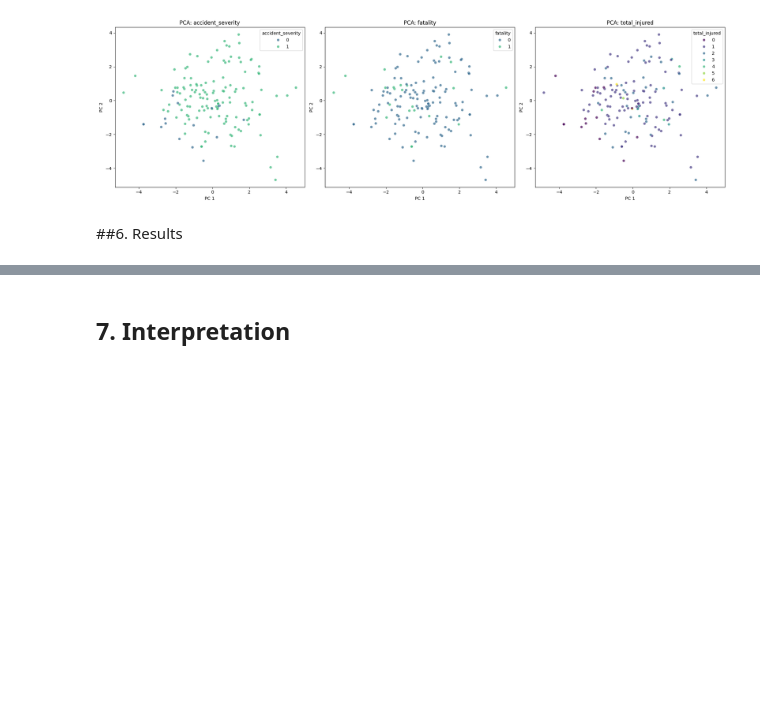
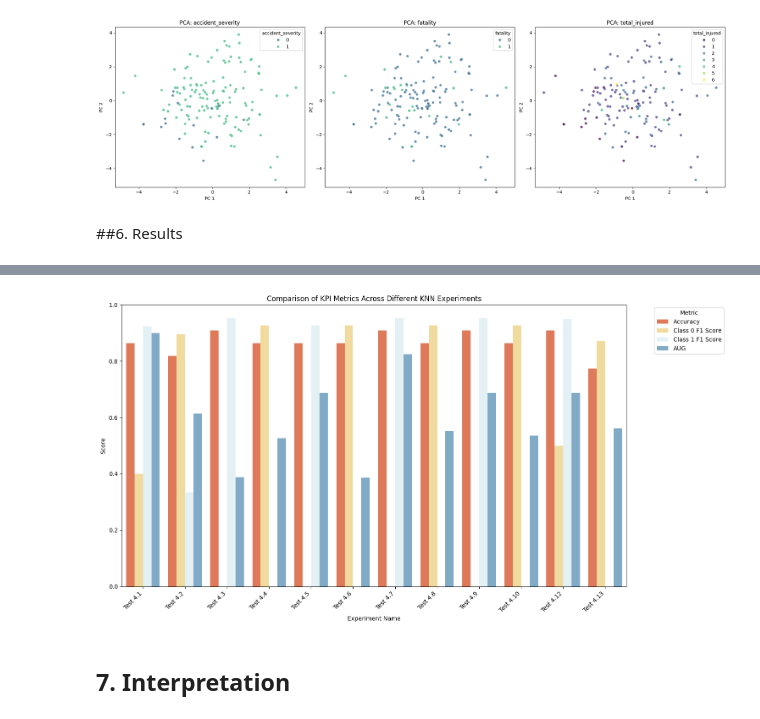
Before and after one commit to michael-vella/ics5110-assignment, a Jupyter notebook: notebooks/individual/michael_mizzi/3_KNN_MMIZZI.ipynb, the cells around one changed output, grey strips where cells are left out. Drawn from its saved outputs; the diff is of its cells as text; code cells hidden in the pictures; blank space fills up the shorter version.

```diff
--- a/notebooks/individual/michael_mizzi/3_KNN_MMIZZI.ipynb
+++ b/notebooks/individual/michael_mizzi/3_KNN_MMIZZI.ipynb
@@ -2224,10 +2451,10 @@ plt.show()
 target_names = ['Non-fatal', 'Fatal']
 
 # Generate and print the classification report
-report = classification_report(y_val.iloc[:,1], y_pred_val, target_names=target_names)
+report = classification_report(y_val.iloc[:,1], y_pred_val, target_names=target_names, output_dict=True)
 
 print("Classification Report for KNN Classifier (Validation Set): \n")
-print(report)
+print(pd.DataFrame(report))
 
 #Get predicted probabilities for the positive class (Fatal=1)
 y_pred_proba = knn_classifier_test.predict_proba(X_mix_val)[:, 1]
@@ -2253,6 +2480,22 @@ plt.grid(True)
 plt.show()
 
 print(f"\n ROC curve generated successfully. AUC Score: {auc_score:.4f}")
+
+# store main conclusions in KPI matrix
+test_data = pd.DataFrame([{
+    'Test Name': 'Test 4.13',
+    'k Value': best_k,
+    'Accuracy': test_accuracy,
+    'Class 0 Precision': report[target_names[0]]['precision'],
+    'Class 1 Precision': report[target_names[1]]['precision'],
+    'Class 0 Recall': report[target_names[0]]['recall'],
+    'Class 1 Recall': report[target_names[1]]['recall'],
+    'Class 0 F1 Score': report[target_names[0]]['f1-score'],
+    'Class 1 F1 Score': report[target_names[1]]['f1-score'],
+    'AUG': auc_score
+
+}])
+kpi_table = pd.concat([kpi_table, test_data], ignore_index=True)
 # %% [output]
 Overview of dataframe prepared for model training
 Shape of X (features): 211 rows, 10 columns represents all injected features
@@ -2327,3 +2585,21 @@ plt.show()
+# %%
+#split KPI group
+kpi_melted = kpi_table.melt(id_vars=['Test Name', 'k Value'],
+                          value_vars=['Accuracy', 'Class 0 F1 Score', 'Class 1 F1 Score', 'AUG'],
+                          var_name='Metric', value_name='Score')
+
+plt.figure(figsize=(15, 8))
+sns.barplot(x='Test Name', y='Score', hue='Metric', data=kpi_melted, palette='RdYlBu')
+plt.title('Comparison of KPI Metrics Across Different KNN Experiments')
+plt.xlabel('Experiment Name')
+plt.ylabel('Score')
+plt.xticks(rotation=45, ha='right')
+plt.ylim(0, 1)
+plt.legend(title='Metric', bbox_to_anchor=(1.05, 1), loc='upper left')
+plt.tight_layout()
+plt.show()
+# %% [output]
+[figure, added]
 # %% [markdown]
 ## 7. Interpretation
 # %% [markdown]
```
Also changed, not shown: parts of 18 cells of this notebook.
